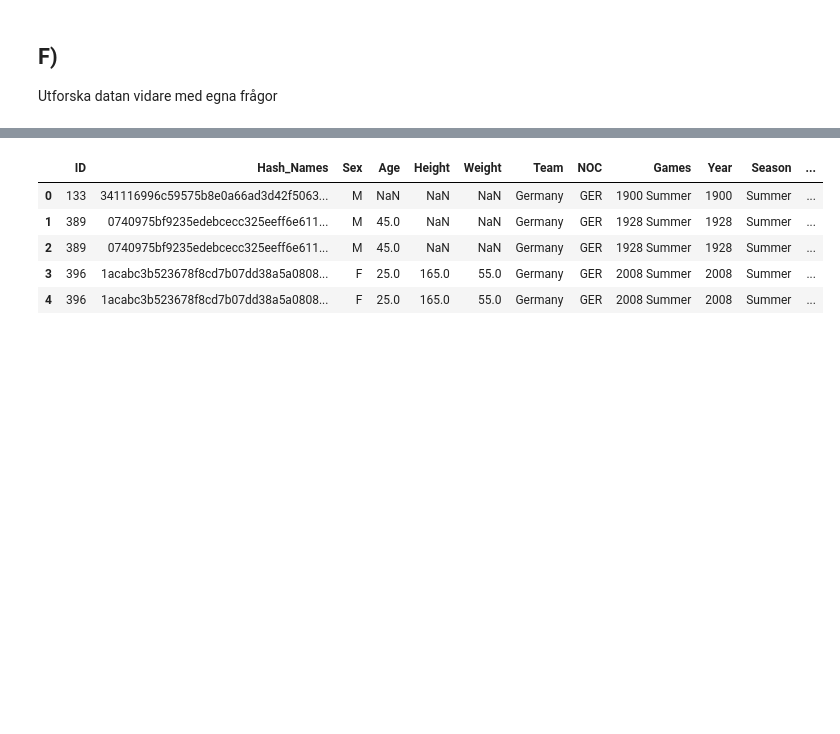
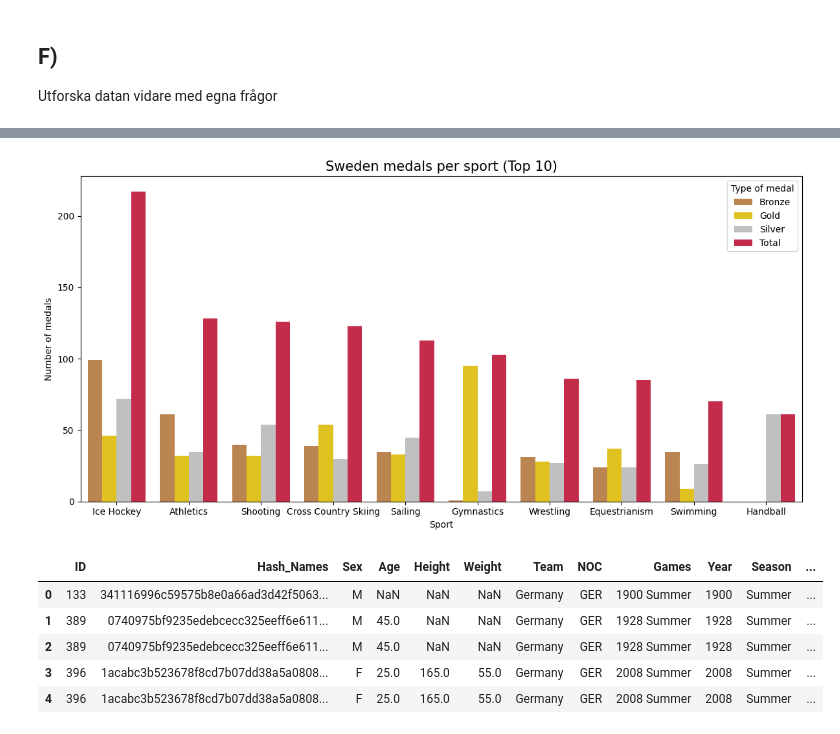
Before and after one commit to SebastianPetersson/Project_OS, a Jupyter notebook: Projekt_OS_Tyskland.ipynb, the cells around one changed output, grey strips where cells are left out. Cells and saved outputs as stored; diff of their text form; code cells hidden in the pictures; blank space fills up the shorter version.

```diff
--- a/Projekt_OS_Tyskland.ipynb
+++ b/Projekt_OS_Tyskland.ipynb
@@ -109,0 +109,6 @@ KeyError: ('Sex', 'Medal')
+# %%
+sweden = olympics[olympics['NOC'] == 'SWE'][['Sport', 'Medal']].dropna(subset=['Medal'])
+sweden_medals = sweden.groupby(['Sport', 'Medal']).size().unstack(fill_value=0)
+sweden_medals['Total'] = sweden_medals[['Bronze', 'Silver', 'Gold']].sum(axis=1)
+top10 = sweden_medals.sort_values(by='Total', ascending=False).head(10)
+top10
@@ -110,3 +128,17 @@ KeyError: ('Sex', 'Medal')
+# %%
+
+df_melted = top10.reset_index().melt(id_vars='Sport', var_name='Medal', value_name='Count')
+
+plt.figure(figsize=(12, 6))
+sns.barplot(data=df_melted, x='Sport', y='Count', hue='Medal', palette = {'Gold' : 'gold', 'Silver' : 'silver', 'Bronze' : 'peru', 'Total':'crimson'})
+
+plt.title('Sweden medals per sport (Top 10)', fontsize= 15)
+plt.xlabel('Sport', fontsize=10)
+plt.ylabel('Number of medals', fontsize=10)
+plt.legend(title='Type of medal')
+plt.tight_layout()
+# %% [output]
+[figure, added]
 # %%
 germany = olympics[olympics['NOC'] == 'GER'].copy()
 
```
Also changed, not shown: parts of 3 cells of this notebook.
